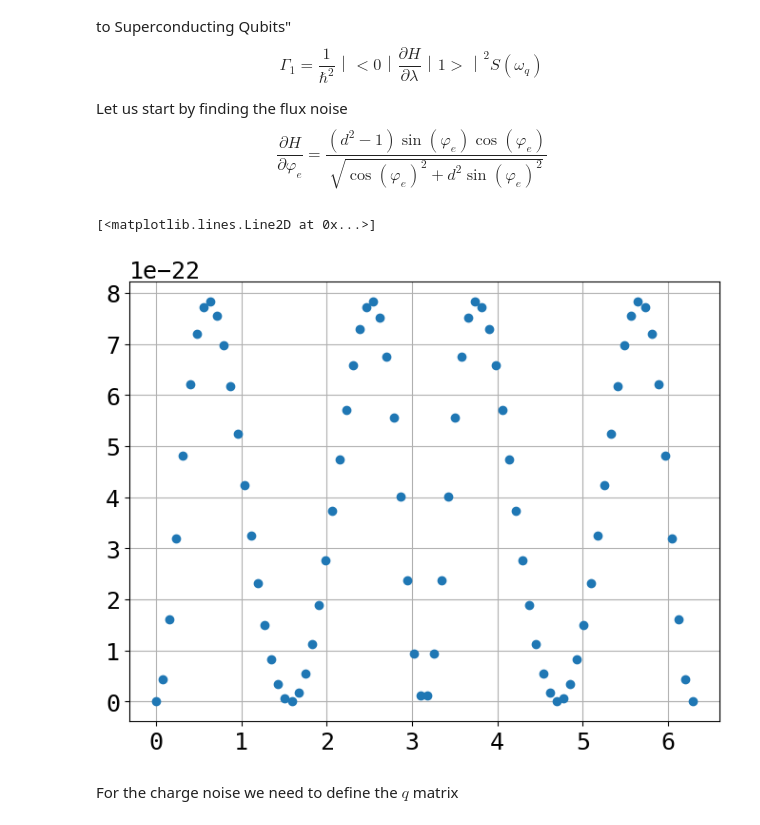
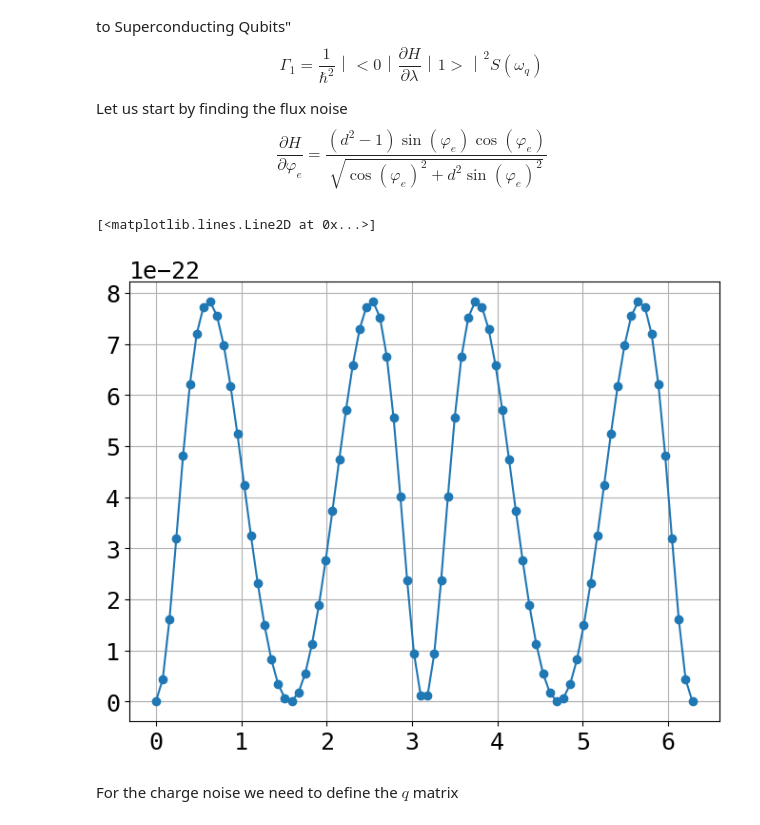
Before and after one commit to Shellf1sh/Superconducting-Qubits-Course, a Jupyter notebook: Week2/Week2code.ipynb, the cells around one changed output. Cells and saved outputs as stored; diff of their text form; code cells hidden in the pictures.

Commit message:
Renamed variables for clarity and add some extra noise plots

```diff
--- a/Week2/Week2code.ipynb
+++ b/Week2/Week2code.ipynb
@@ -72,24 +72,24 @@ phi_e = np.linspace(0, 2*np.pi, 80)
 def flux_noise(phi_e, d):
     return (d**2-1)*np.sin(phi_e)*np.cos(phi_e)/np.sqrt(np.cos(phi_e)**2+d**2*np.sin(phi_e)**2)
 
-flux_noise_arr = np.zeros_like(phi_e)
-driving_frequency = np.zeros_like(phi_e)
+flux_relaxation_arr = np.zeros_like(phi_e)
+driving_frequency_flux = np.zeros_like(phi_e)
 
 A_flux=1e-6
 
-def spectral(omega):
-    return 2*np.pi*A_flux**2/np.abs(omega)
+def spectral(A, omega):
+    return 2*np.pi*A**2/np.abs(omega)
 
 for i in range(len(phi_e)):
     Ham = hamiltonian(1, 50, phi_e[i], d=2)
     energy, state = sc.sparse.linalg.eigs(H, k=2, which = "SR")
-    driving_frequency[i] = energy[1]-energy[0]
+    driving_frequency_flux[i] = energy[1]-energy[0]
 
-    flux_noise_arr[i] = np.matmul(eigenvectors[:,0], np.matmul(50*flux_noise(phi_e[i], d=2)*cosMatrix, eigenvectors[:,1]))**2 * spectral(energy[1]-energy[0])
+    flux_relaxation_arr[i] = np.matmul(eigenvectors[:,0], np.matmul(50*flux_noise(phi_e[i], d=2)*cosMatrix, eigenvectors[:,1]))**2 * spectral(A_flux, energy[1]-energy[0])
 # %%
-plt.plot(phi_e, flux_noise_arr, 'o')
+plt.plot(phi_e, flux_relaxation_arr, '-o')
 # %% [output]
 [<matplotlib.lines.Line2D at 0x...>]
-[figure, old version]
+[figure, new version]
 # %% [markdown]
 For the charge noise we need to define the $q$ matrix
```
Also changed, not shown: parts of 7 cells of this notebook.
